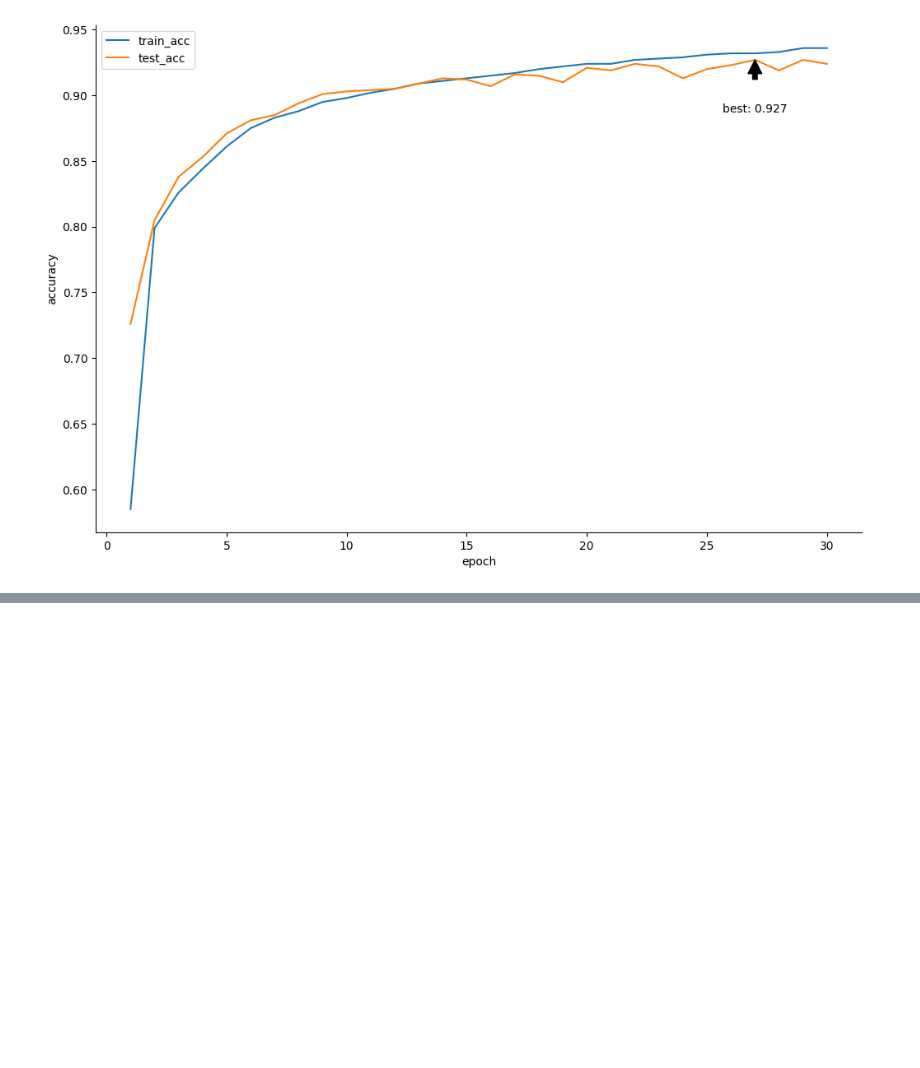
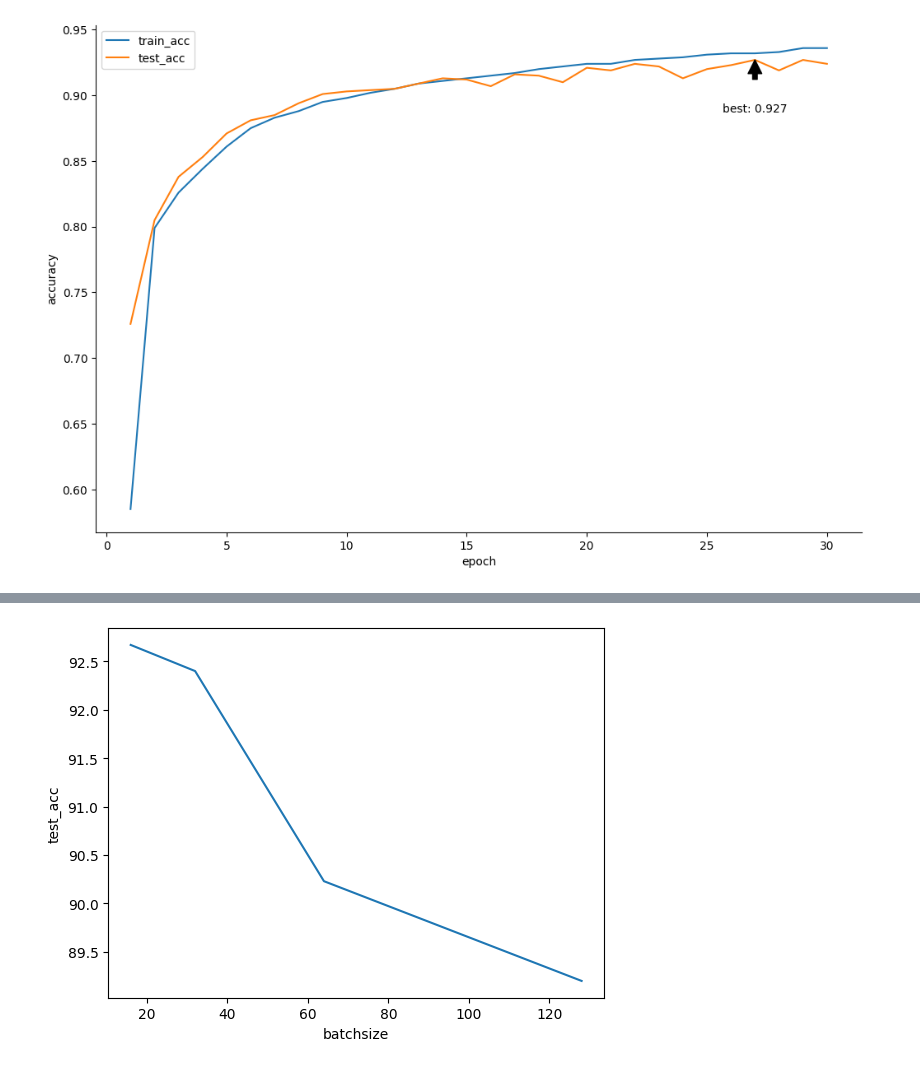
Before and after one commit to AIWildUItraman/FashionMNIST-PyTorch-Models, a Jupyter notebook: visualization.ipynb, the cells around one changed output, grey strips where cells are left out. Cells and saved outputs as stored; diff of their text form; code cells hidden in the pictures; blank space fills up the shorter version.

```diff
--- a/visualization.ipynb
+++ b/visualization.ipynb
@@ -69,0 +90,14 @@ plt.show()
+# %%
+import matplotlib.pyplot as plt
+
+test_acc = [92.67, 92.4, 90.23, 89.2]
+batchsize = [16, 32, 64, 128]
+
+plt.plot(batchsize, test_acc)
+
+plt.xlabel('batchsize')
+plt.ylabel('test_acc')
+
+plt.show()
+# %% [output]
+[figure, added]
```
Also changed, not shown: parts of 2 cells of this notebook, 8 other files.
